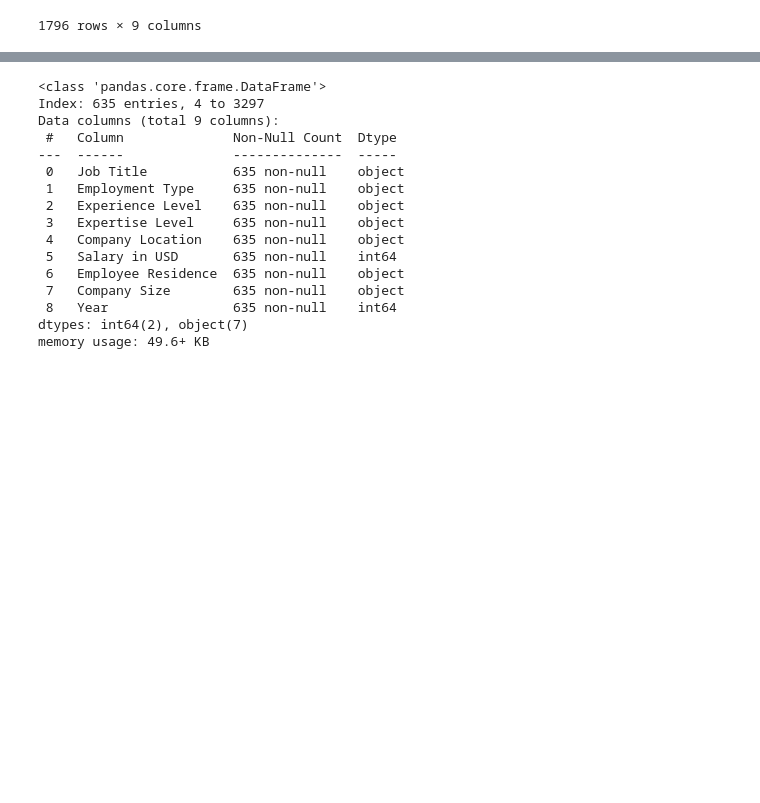
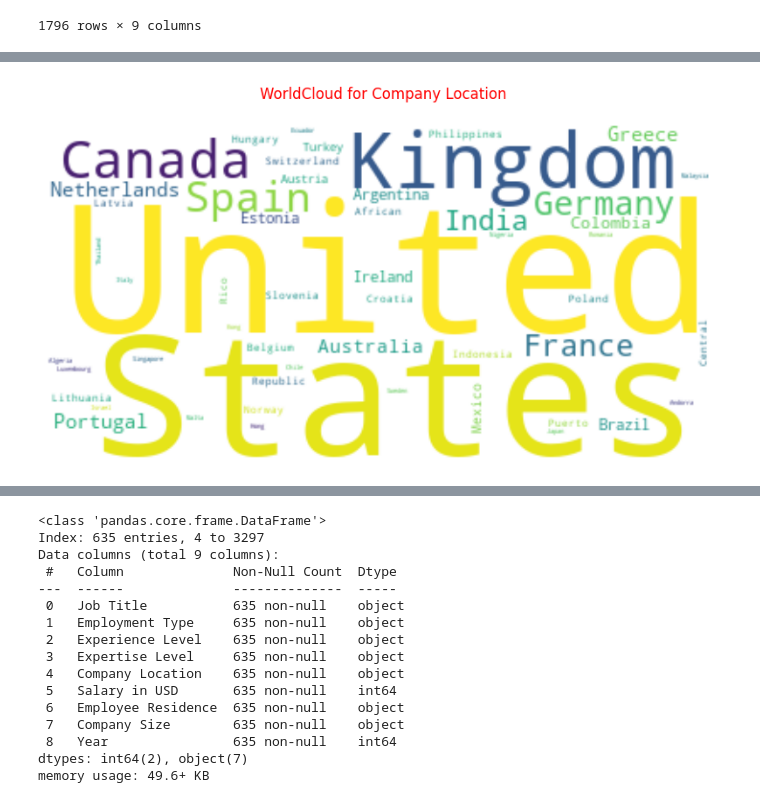
Before and after one commit to CODA-Assignment-Bay/p1-coda001-rmt-m2-lusitaniarc, a Jupyter notebook: P1M2_lusitania.ipynb, the cells around one changed output, grey strips where cells are left out. Drawn from its saved outputs; the diff is of its cells as text; code cells hidden in the pictures; blank space fills up the shorter version.

```diff
--- a/P1M2_lusitania.ipynb
+++ b/P1M2_lusitania.ipynb
@@ -156,0 +204,10 @@ df3
+# %%
+text = " ".join(title for title in df3["Company Location"])
+word_cloud = WordCloud(collocations = False, background_color = 'white').generate(text)
+plt.figure(figsize = (20, 5))
+plt.imshow(word_cloud, interpolation = 'bilinear')
+plt.axis("off")
+plt.title('WorldCloud for Company Location\n', fontsize = 12, color = "#FF0000")
+plt.show()
+# %% [output]
+[figure, added]
```
Also changed, not shown: parts of 19 cells of this notebook, 3 other files.
